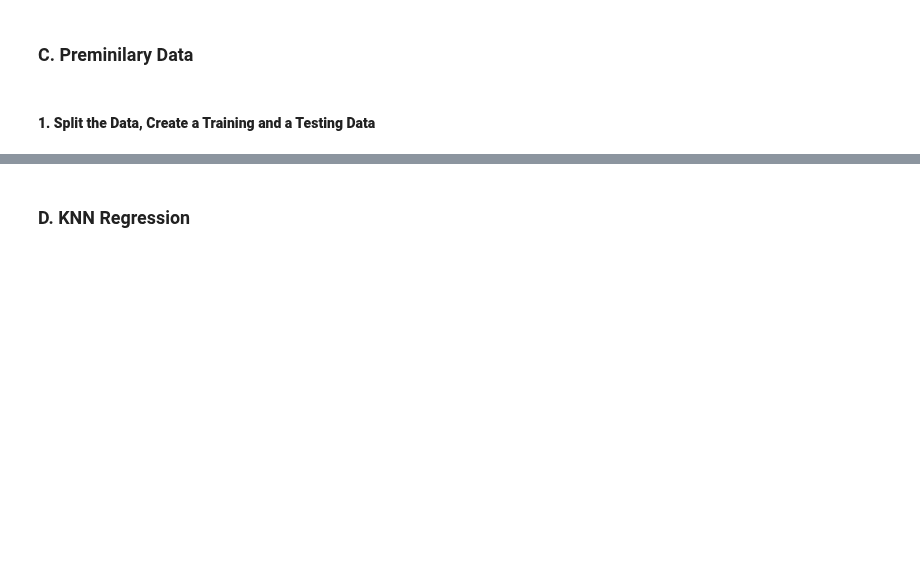
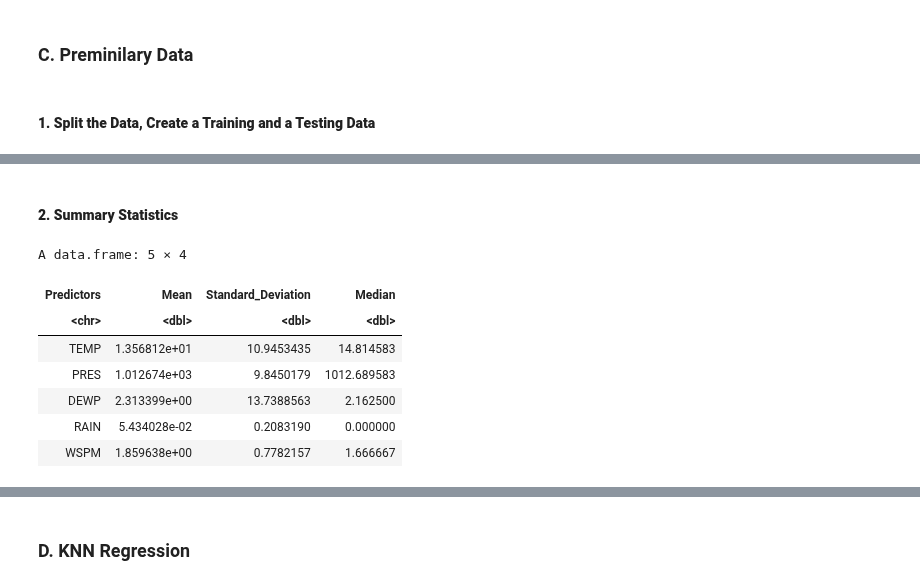
Before and after one commit to Noname397/dsci100groupproject96, a Jupyter notebook: Final Project.ipynb, the cells around one changed output, grey strips where cells are left out. Drawn from its saved outputs; the diff is of its cells as text; code cells hidden in the pictures; blank space fills up the shorter version.

```diff
--- a/Final Project.ipynb
+++ b/Final Project.ipynb
@@ -166 +126,25 @@ A tibble: 316 × 6
+# %% [markdown]
+#### **2. Summary Statistics**
+# %%
+#Table 2.1 Summary Statistics for the Predictors on the Training Data
+weather_predictors <- weather_training |> select('TEMP', 'PRES', 'DEWP', 'RAIN', 'WSPM') |>
+map_dfr(mean, na.rm = TRUE) |> pivot_longer(cols = TEMP:WSPM, names_to = "Predictors", values_to = "Mean")
+
+Standard_Deviation <- weather_training |> select('TEMP', 'PRES', 'DEWP', 'RAIN', 'WSPM') |>
+map_dfr(sd, na.rm = TRUE) |> pivot_longer(cols = TEMP:WSPM, names_to = "Predictors", values_to = "Standard Deviation") |> pull(2)
+
+Median <- weather_training |> select('TEMP', 'PRES', 'DEWP', 'RAIN', 'WSPM') |>
+map_dfr(median, na.rm = TRUE) |> pivot_longer(cols = TEMP:WSPM, names_to = "Predictors", values_to = "Median") |> pull(2)
+
+summary_statistics <- data.frame(weather_predictors, Standard_Deviation, Median)
+summary_statistics
+# %% [output]
+A data.frame: 5 × 4
+| Predictors | Mean | Standard_Deviation | Median |
+| <chr> | <dbl> | <dbl> | <dbl> |
+| TEMP | 1.356812e+01 | 10.9453435 | 14.814583 |
+| PRES | 1.012674e+03 | 9.8450179 | 1012.689583 |
+| DEWP | 2.313399e+00 | 13.7388563 | 2.162500 |
+| RAIN | 5.434028e-02 | 0.2083190 | 0.000000 |
+| WSPM | 1.859638e+00 | 0.7782157 | 1.666667 |
 # %% [markdown]
```
Also changed, not shown: parts of 23 cells of this notebook.
